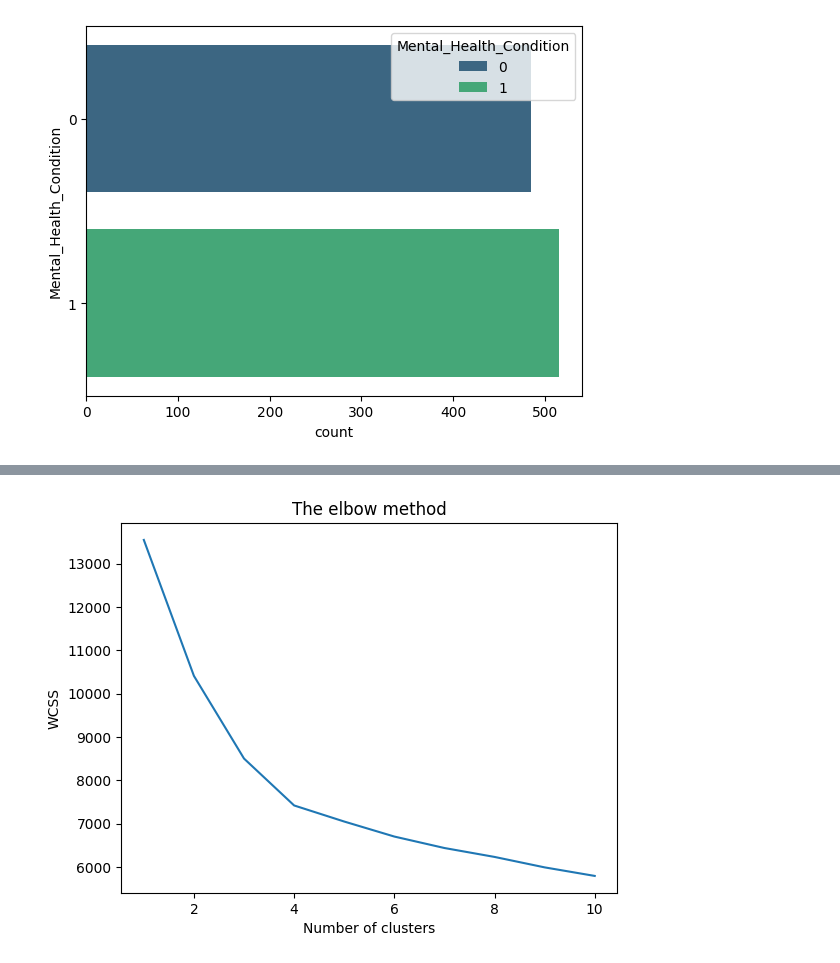
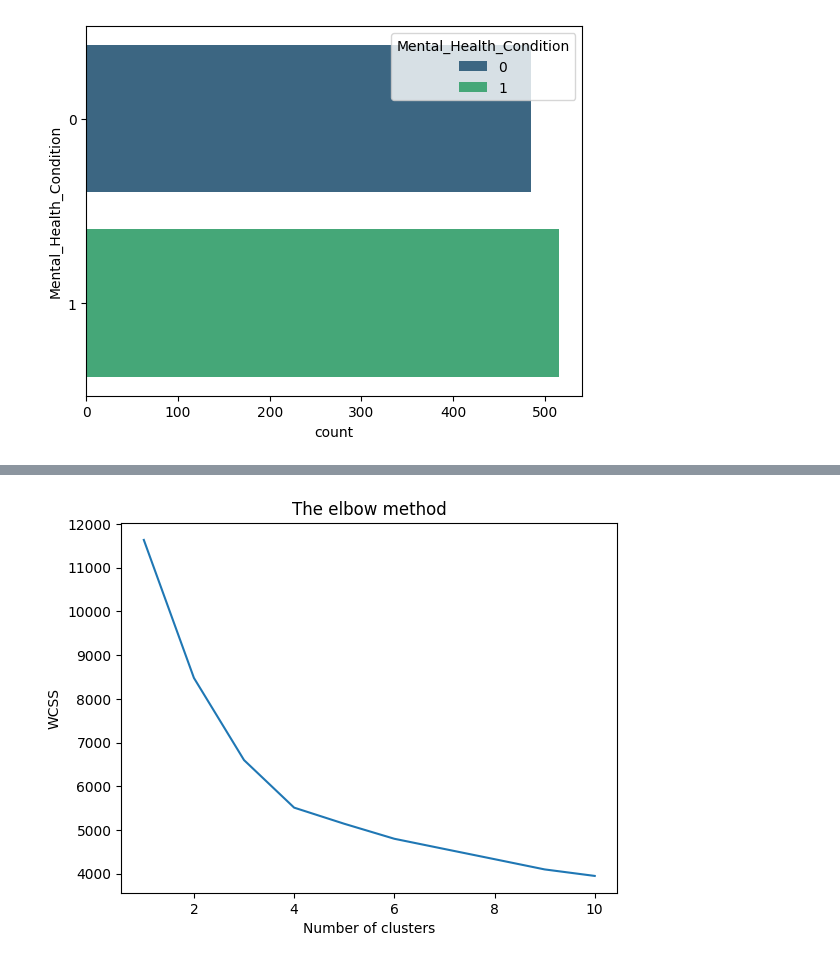
Before and after one commit to Altaryu/BUS0007_TermProject, a Jupyter notebook: BUS0007_TermProjectPredictiveStatistics_EGarl.ipynb, the cells around one changed output, grey strips where cells are left out. Cells and saved outputs as stored; diff of their text form; code cells hidden in the pictures.

```diff
--- a/BUS0007_TermProjectPredictiveStatistics_EGarl.ipynb
+++ b/BUS0007_TermProjectPredictiveStatistics_EGarl.ipynb
@@ -230,25 +230,26 @@ plt.show()
 # %%
 #Implementing Clustering
 from sklearn.cluster import KMeans
 
 #Finding the optimum number of clusters for k-means classification, with the most relevant features
-x_values=df.iloc[:, [1, 2, 3, 5, 6, 7, 8, 9]].values
+x_values=df.iloc[:, [1, 2, 3, 5, 9]].values
+#x_values=df.iloc[:, [1, 2, 3, 5, 6, 7, 8, 9]].values
 #x_values=df.iloc[:, [0, 1, 2, 3, 4, 5, 6, 7, 8, 9, 10]].values
 wcss=[]
 
 for i in range(1, 11):
     kmeans=KMeans(n_clusters=i, init='k-means++', max_iter=300, n_init=10, random_state=0)
     kmeans.fit(x_values)
     wcss.append(kmeans.inertia_)
 
 #Using elbow method to determine optimal number of clusters
 plt.plot(range(1,11), wcss)
 plt.title('The elbow method')
 plt.xlabel('Number of clusters')
 plt.ylabel('WCSS')
 plt.show()
 # %% [output]
-[figure, old version]
+[figure, new version]
 # %%
 from sklearn.decomposition import PCA
 #Implementing k-means clustering
```
Also changed, not shown: parts of 7 cells of this notebook, 1 other file.
